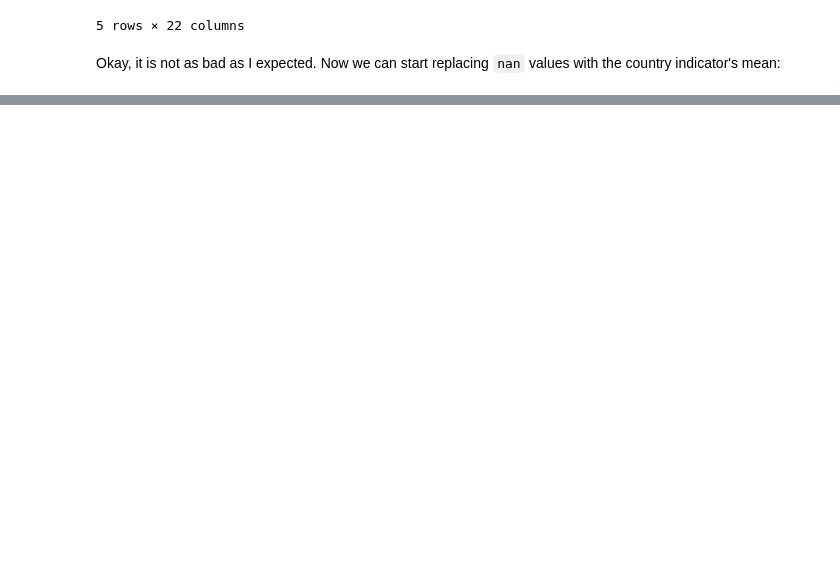
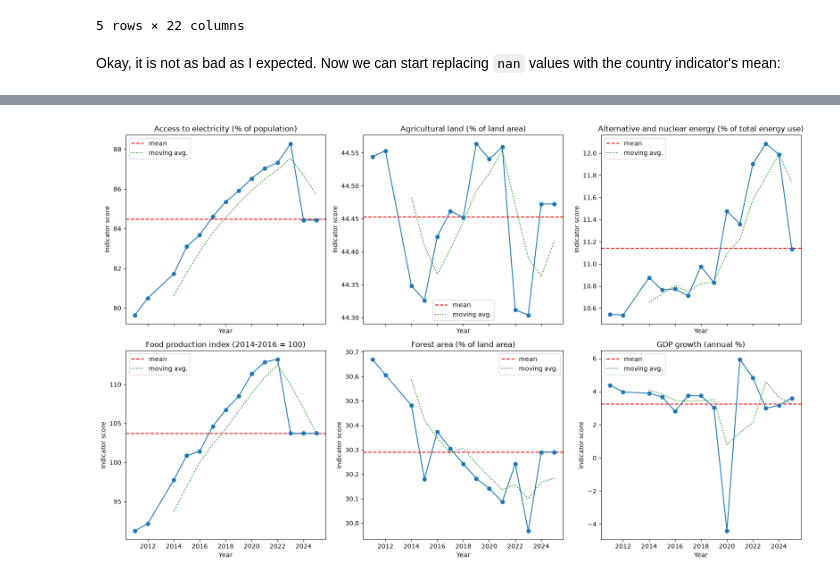
Before and after one commit to flawedvice/happiness-prediction, a Jupyter notebook: exploration.ipynb, the cells around one changed output, grey strips where cells are left out. Drawn from its saved outputs; the diff is of its cells as text; code cells hidden in the pictures; blank space fills up the shorter version.

```diff
--- a/exploration.ipynb
+++ b/exploration.ipynb
@@ -813,0 +947,32 @@ KeyError: "Columns not found: 'India'"
+# %%
+indicators_means = clean_df.drop(columns=["Country name", "Life evaluation (3-year average)"]).groupby("Year").mean()
+
+# Let's build 3 indicators groups, with 6 graphs each. This will equal 18 charts = 18 features
+indicators = indicators_means.columns
+chunk_size = len(indicators) // 3
+indicators_a, indicators_b, indicators_c = [indicators[i : i + chunk_size] for i in range(0, len(indicators), chunk_size)]
+# %%
+# Plot first group
+fig, axes = plt.subplots(2, 3, figsize=(16, 10), sharex=True, sharey=False)
+axes = axes.flatten()
+
+for ax, indicator in zip(axes, indicators_a):
+    # Plot the overall mean
+    mean_of_mean = indicators_means[indicator].mean()
+    ax.axhline(mean_of_mean, color="red", linestyle="--", label="mean")
+    # Plot the moving average to better visualize trends without outliers' shift
+    rolling_avg = indicators_means[indicator].rolling(3).mean()
+    ax.plot(rolling_avg, color="green", linestyle="dotted", label="moving avg.")
+    # Plot the actual indicators' means
+    ax.plot(indicators_means[indicator], marker='o')
+    ax.set_title(indicator)
+    ax.set_xlabel("Year")
+    ax.set_ylabel("Indicator score")
+    ax.legend()
+
+plt.tight_layout()
+
+save_plt("Indicators' mean evolution (group A)")
+plt.show()
+# %% [output]
+[figure, added]
```
Also changed, not shown: parts of 34 cells of this notebook, 1 other file.
